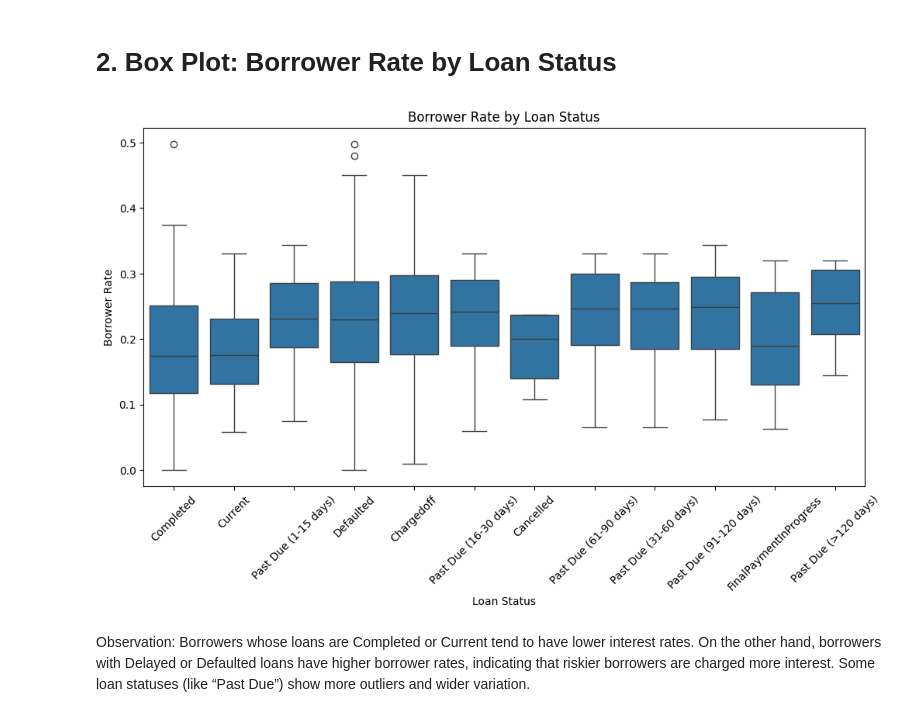
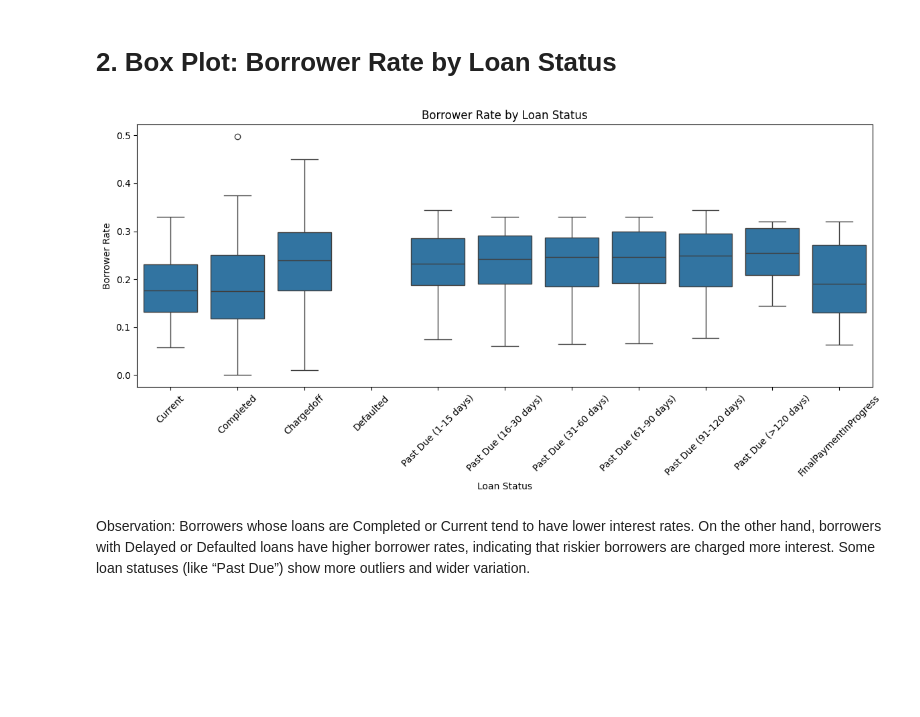
Before and after one commit to Jana-Alrzoog/prosper-loan-data-analysis, a Jupyter notebook: Part_I_exploration_template.ipynb, the cells around one changed output. Cells and saved outputs as stored; diff of their text form; code cells hidden in the pictures; blank space fills up the shorter version.

```diff
--- a/Part_I_exploration_template.ipynb
+++ b/Part_I_exploration_template.ipynb
@@ -207,15 +207,39 @@ There’s a dense cluster around the $5,000–$15,000 range, indicating this is
 # %% [markdown]
 # 2. Box Plot: Borrower Rate by Loan Status
 # %%
-plt.figure(figsize=(12,6))
+import pandas as pd
+import seaborn as sns
+import matplotlib.pyplot as plt
+from pandas.api.types import CategoricalDtype
+
+loanstatus_order = [
+    'Current',
+    'Completed',
+    'Chargedoff',
+    'Defaulted',
+    'Past Due (1-15 days)',
+    'Past Due (16-30 days)',
+    'Past Due (31-60 days)',
+    'Past Due (61-90 days)',
+    'Past Due (91-120 days)',
+    'Past Due (>120 days)',
+    'FinalPaymentInProgress'
+]
+
+loanstatus_dtype = CategoricalDtype(categories=loanstatus_order, ordered=True)
+
+df['LoanStatus'] = df['LoanStatus'].astype(loanstatus_dtype)
+
+plt.figure(figsize=(12, 6))
 sns.boxplot(data=df, x='LoanStatus', y='BorrowerRate')
 plt.title('Borrower Rate by Loan Status')
 plt.xlabel('Loan Status')
 plt.ylabel('Borrower Rate')
 plt.xticks(rotation=45)
+plt.tight_layout()
 plt.show()
 # %% [output]
-[figure, old version]
+[figure, new version]
 # %% [markdown]
  Observation:
 Borrowers whose loans are Completed or Current tend to have lower interest rates.
```
Also changed, not shown: parts of 5 cells of this notebook, 1 other file.
